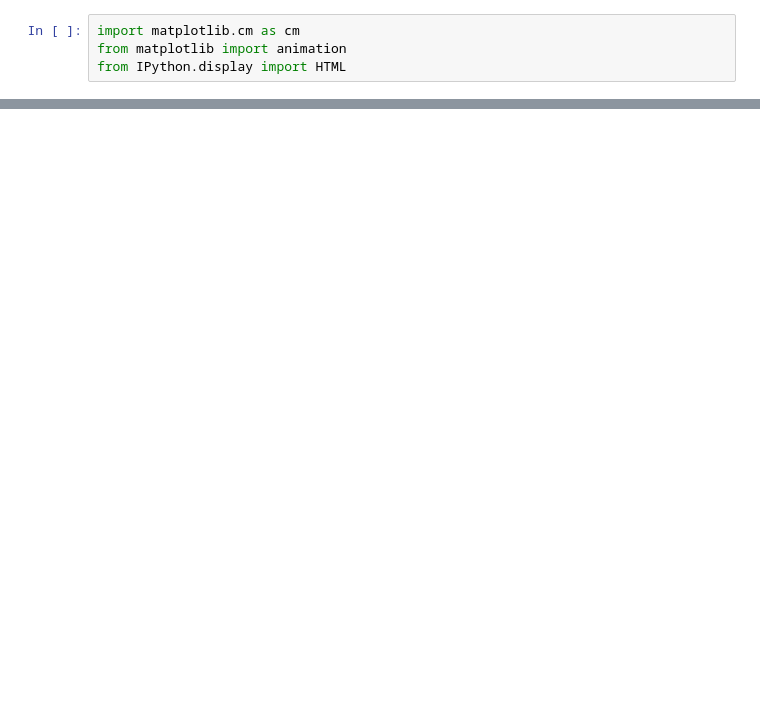
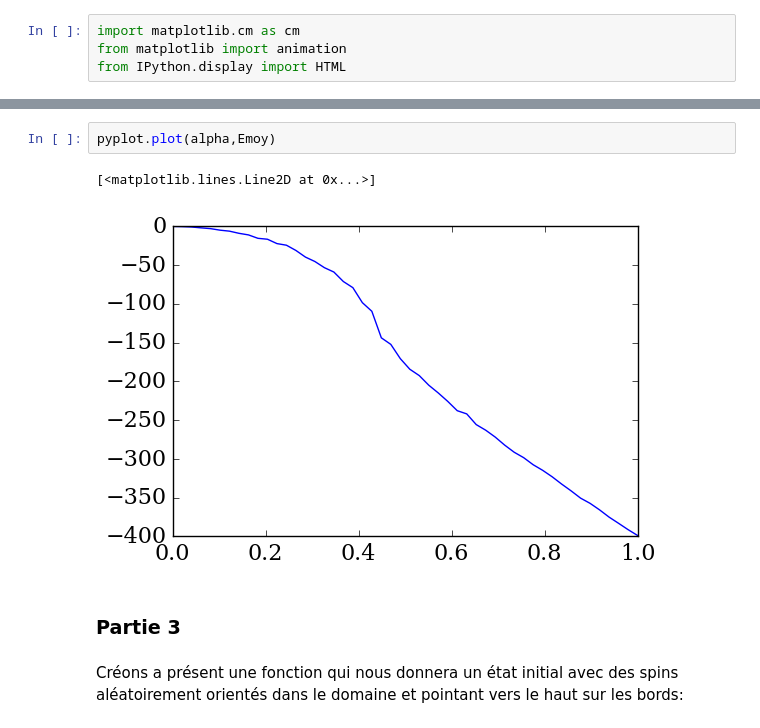
Before and after one commit to SeigneurSauron/numerical-mooc, a Jupyter notebook: working/Module 6 - THE LAST ONE.ipynb, the cells around one changed output, grey strips where cells are left out. Cells and saved outputs as stored; diff of their text form; blank space fills up the shorter version.

```diff
--- a/working/Module 6 - THE LAST ONE.ipynb
+++ b/working/Module 6 - THE LAST ONE.ipynb
@@ -672,0 +696,9 @@ img2 = pyplot.imshow(states_0_7[0],interpolation="none",origin='lower',\
+# %%
+pyplot.plot(alpha,Emoy)
+# %% [output]
+[<matplotlib.lines.Line2D at 0x...>]
+[figure, added]
+# %% [markdown]
+### Partie 3
+# %% [markdown]
+Créons a présent une fonction qui nous donnera un état initial avec des spins aléatoirement orientés dans le domaine et pointant vers le haut sur les bords:
```
Also changed, not shown: parts of 48 cells of this notebook.
